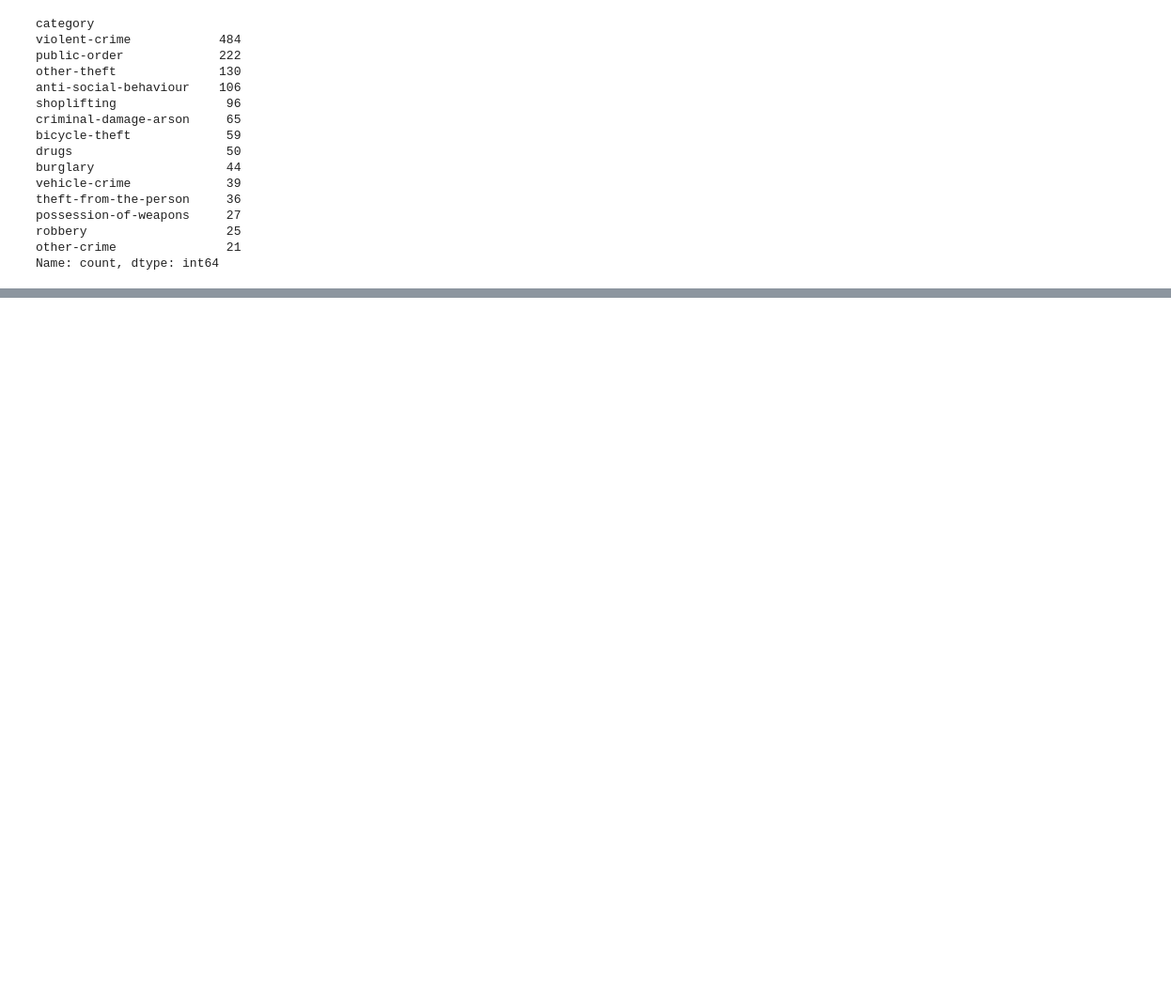
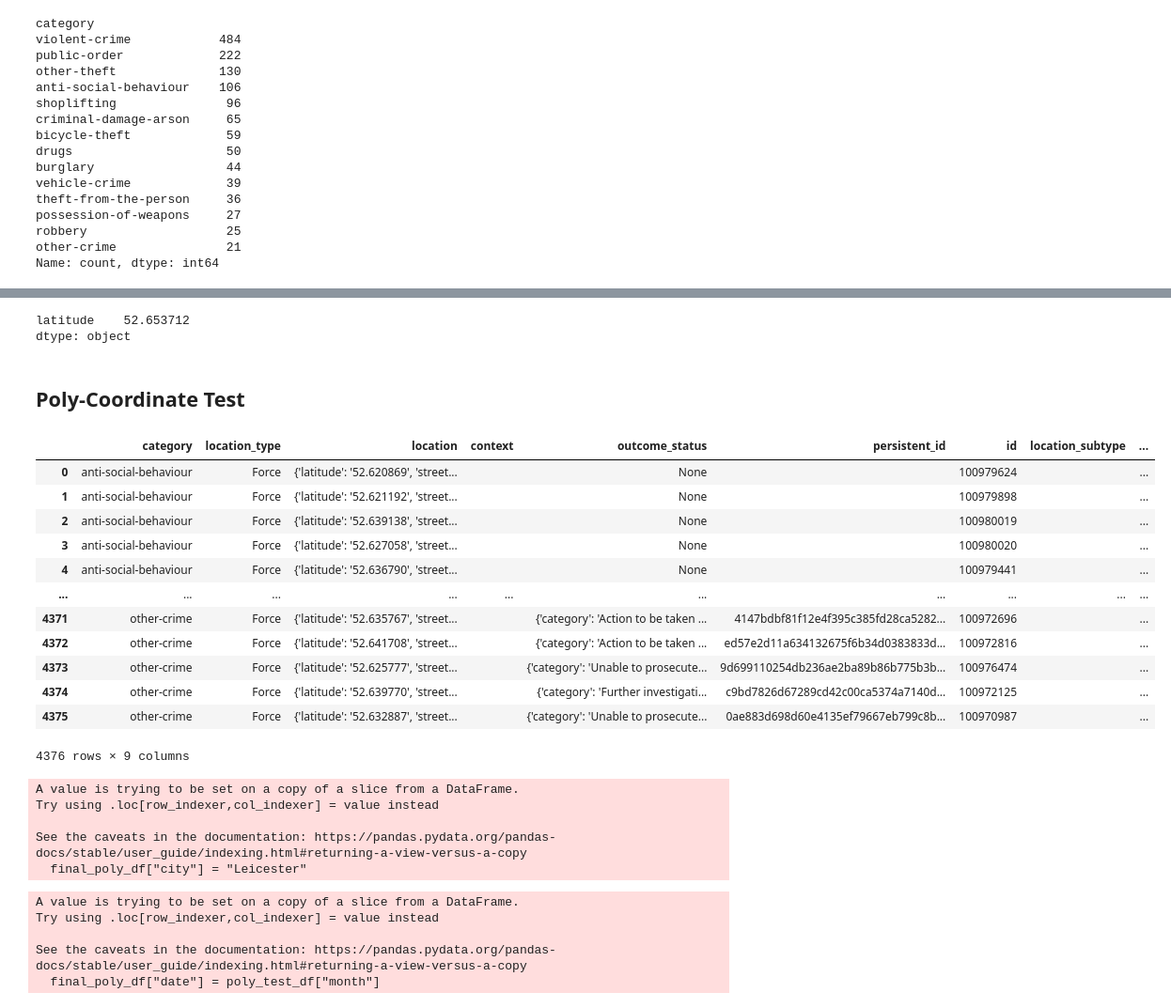
Before and after one commit to willbanny/Location-Analysis, a Jupyter notebook: crime_data/crime_data_notebooks/Crime_Data_Test_Book.ipynb, the cells around one changed output, grey strips where cells are left out. Shown at 94% size. Cells and saved outputs as stored; diff of their text form; code cells hidden in the pictures; blank space fills up the shorter version.

```diff
--- a/crime_data/crime_data_notebooks/Crime_Data_Test_Book.ipynb
+++ b/crime_data/crime_data_notebooks/Crime_Data_Test_Book.ipynb
@@ -37,0 +93,29 @@ Name: count, dtype: int64
+# %%
+loc_test_df[["latitude"]].max()
+# %% [output]
+latitude    52.653712
+dtype: object
+# %% [markdown]
+## Poly-Coordinate Test
+# %%
+url_poly = 'https://data.police.uk/api/crimes-street/all-crime?poly=52.606,-1.284:52.574,-1.043:52.691,-1.123&date=2022-04'
+# %%
+response_poly = requests.get(url_poly)
+# %%
+poly_test_df = pd.DataFrame(response_poly.json())
+# %%
+poly_test_df
+# %% [output]
+|  | category | location_type | location | context | outcome_status | persistent_id | id | location_subtype | ... |
+| 0 | anti-social-behaviour | Force | {'latitude': '52.620869', 'street... |  | None |  | 100979624 |  | ... |
+| 1 | anti-social-behaviour | Force | {'latitude': '52.621192', 'street... |  | None |  | 100979898 |  | ... |
+| 2 | anti-social-behaviour | Force | {'latitude': '52.639138', 'street... |  | None |  | 100980019 |  | ... |
+| 3 | anti-social-behaviour | Force | {'latitude': '52.627058', 'street... |  | None |  | 100980020 |  | ... |
+| 4 | anti-social-behaviour | Force | {'latitude': '52.636790', 'street... |  | None |  | 100979441 |  | ... |
+| ... | ... | ... | ... | ... | ... | ... | ... | ... | ... |
+| 4371 | other-crime | Force | {'latitude': '52.635767', 'street... |  | {'category': 'Action to be taken ... | 4147bdbf81f12e4f395c385fd28ca5282... | 100972696 |  | ... |
+| 4372 | other-crime | Force | {'latitude': '52.641708', 'street... |  | {'category': 'Action to be taken ... | ed57e2d11a634132675f6b34d0383833d... | 100972816 |  | ... |
+| 4373 | other-crime | Force | {'latitude': '52.625777', 'street... |  | {'category': 'Unable to prosecute... | 9d699110254db236ae2ba89b86b775b3b... | 100976474 |  | ... |
+| 4374 | other-crime | Force | {'latitude': '52.639770', 'street... |  | {'category': 'Further investigati... | c9bd7826d67289cd42c00ca5374a7140d... | 100972125 |  | ... |
+| 4375 | other-crime | Force | {'latitude': '52.632887', 'street... |  | {'category': 'Unable to prosecute... | 0ae883d698d60e4135ef79667eb799c8b... | 100970987 |  | ... |
+4376 rows × 9 columns
@@ -37,0 +127,16 @@ Name: count, dtype: int64
+# %%
+final_poly_df["city"] = "Leicester"
+# %% [output]
+A value is trying to be set on a copy of a slice from a DataFrame.
+Try using .loc[row_indexer,col_indexer] = value instead
+
+See the caveats in the documentation: https://pandas.pydata.org/pandas-docs/stable/user_guide/indexing.html#returning-a-view-versus-a-copy
+  final_poly_df["city"] = "Leicester"
+# %%
+final_poly_df["date"] = poly_test_df["month"]
+# %% [output]
+A value is trying to be set on a copy of a slice from a DataFrame.
+Try using .loc[row_indexer,col_indexer] = value instead
+
+See the caveats in the documentation: https://pandas.pydata.org/pandas-docs/stable/user_guide/indexing.html#returning-a-view-versus-a-copy
+  final_poly_df["date"] = poly_test_df["month"]
```
Also changed, not shown: parts of 21 cells of this notebook.
